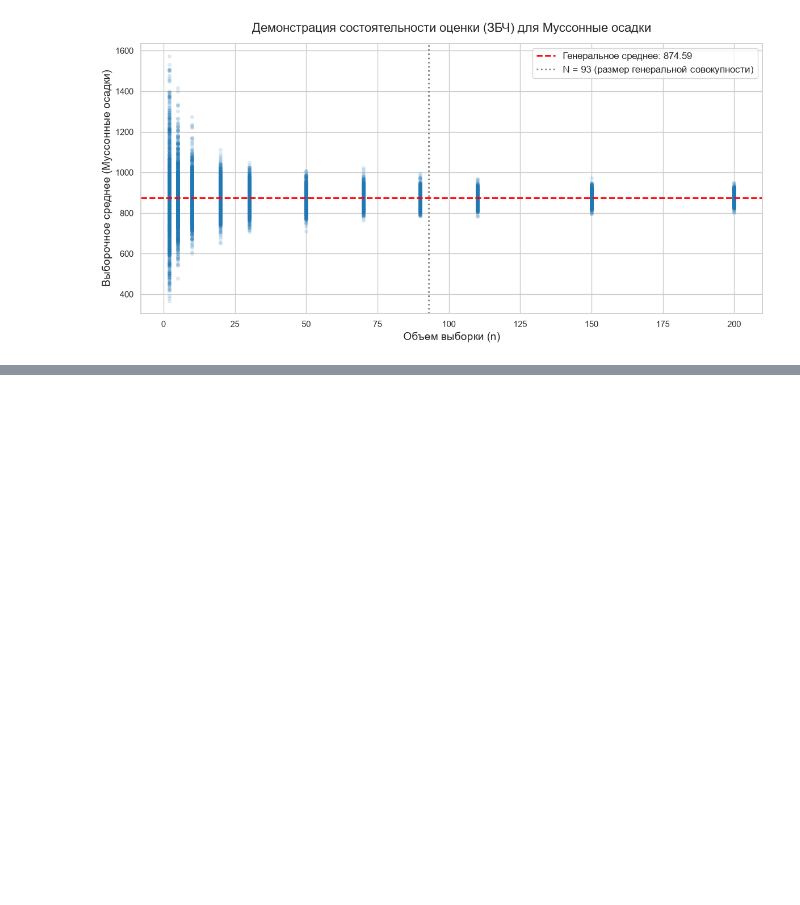
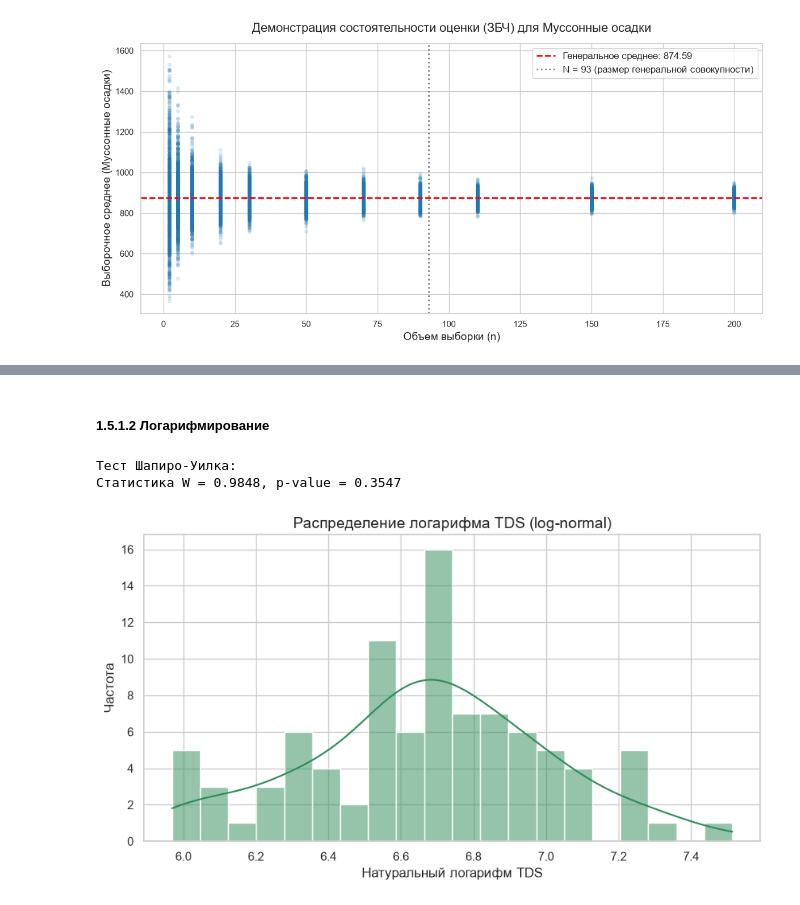
Before and after one commit to dasha1154/lab.stat, a Jupyter notebook: labwork.ipynb, the cells around one changed output, grey strips where cells are left out. Saved outputs shown, nothing was run; the diff lists cells and outputs as text; code cells hidden in the pictures; blank space fills up the shorter version.

```diff
--- a/labwork.ipynb
+++ b/labwork.ipynb
@@ -802,0 +827,19 @@ simulate_lln(final_data['total_rainfall_mm'], name='Муссонные осад
+# %% [markdown]
+##### 1.5.1.2 Логарифмирование
+# %%
+final_data['log_TDS'] = np.log(final_data['TDS'])
+
+stat_log, p_log = stats.shapiro(final_data['log_TDS'])
+print(f"Тест Шапиро-Уилка:")
+print(f"Статистика W = {stat_log:.4f}, p-value = {p_log:.4f}")
+
+plt.figure(figsize=(10, 5))
+sns.histplot(final_data['log_TDS'], kde=True, color='seagreen', bins=20)
+plt.title('Распределение логарифма TDS (log-normal)', fontsize=14)
+plt.xlabel('Натуральный логарифм TDS', fontsize=12)
+plt.ylabel('Частота', fontsize=12)
+plt.show()
+# %% [output]
+Тест Шапиро-Уилка:
+Статистика W = 0.9848, p-value = 0.3547
+[figure, added]
```
Also changed, not shown: parts of 17 cells of this notebook.
